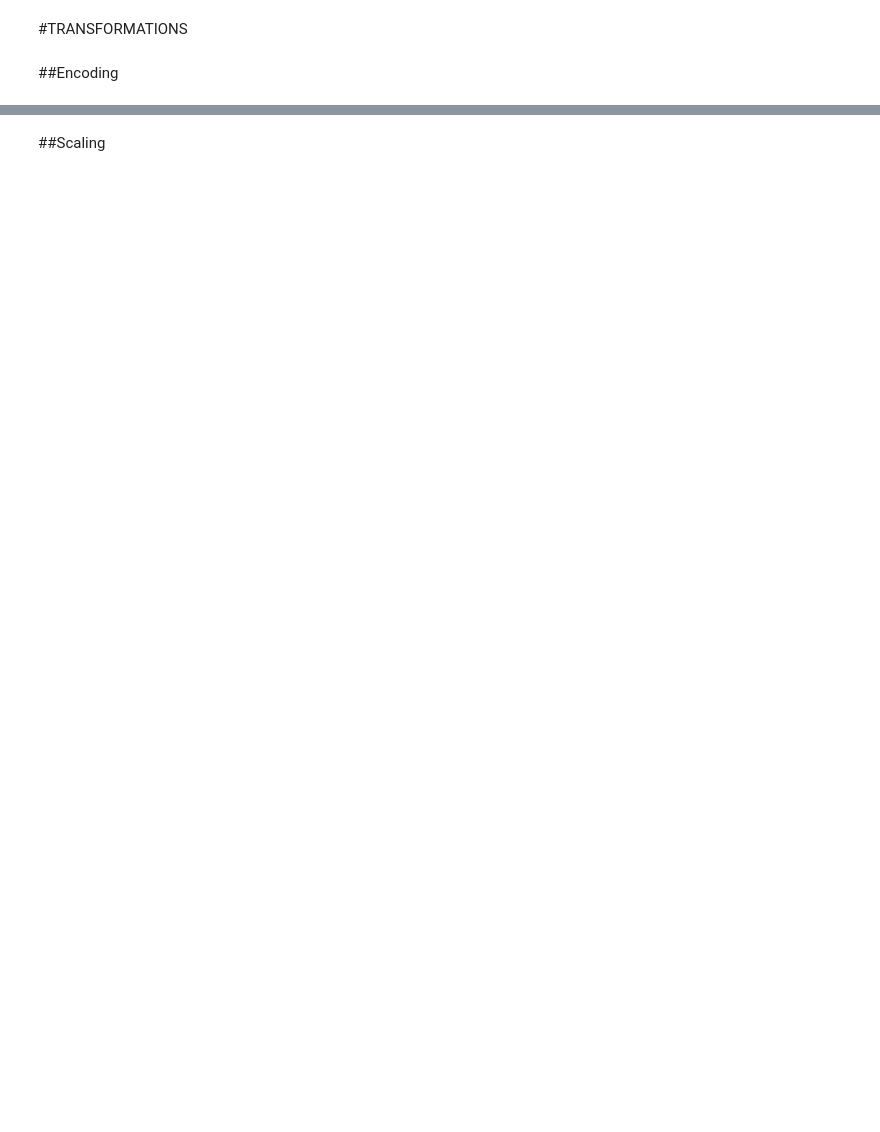
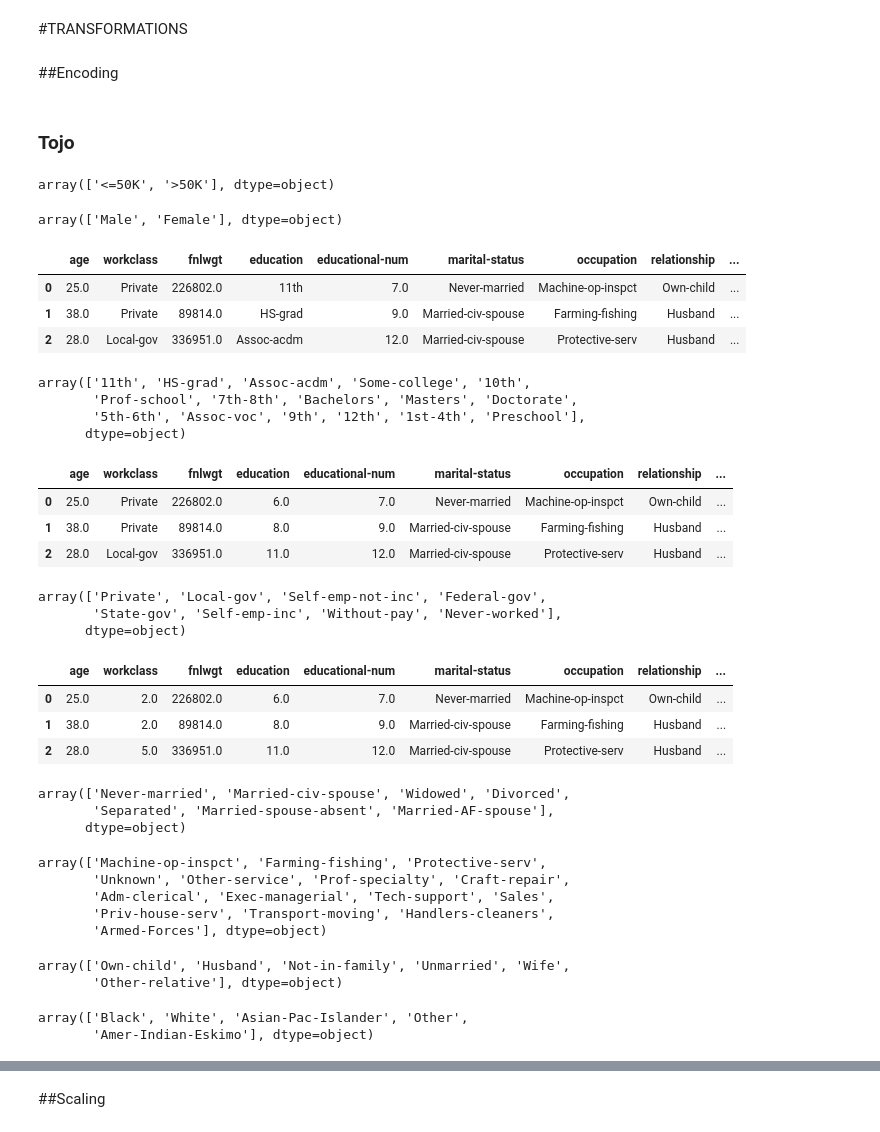
Before and after one commit to eshhha/ADULT_INCOME___PREDICTION, a Jupyter notebook: Adult_Income_prediction(preprocessing).ipynb, the cells around one changed output, grey strips where cells are left out. Drawn from its saved outputs; the diff is of its cells as text; code cells hidden in the pictures; blank space fills up the shorter version.

Commit message:
Tojo Completed Encoding

```diff
--- a/Adult_Income_prediction(preprocessing).ipynb
+++ b/Adult_Income_prediction(preprocessing).ipynb
@@ -414,3 +460,13 @@ print("   Ready for team member to continue with transformations!")
 #TRANSFORMATIONS
 # %% [markdown]
 ##Encoding
+# %% [markdown]
+### Tojo
+# %%
+df_adult['income'].unique() # taking unique items in each column
+# %% [output]
+array(['<=50K', '>50K'], dtype=object)
+# %%
+df_adult['gender'].unique() # taking unique items in each column
+# %% [output]
+array(['Male', 'Female'], dtype=object)
@@ -416,0 +477,19 @@ print("   Ready for team member to continue with transformations!")
+# %%
+label_enc = LabelEncoder()
+
+df_adult['income'] = label_enc.fit_transform(df_adult['income'])
+df_adult['gender'] = label_enc.fit_transform(df_adult['gender'])
+# %%
+df_adult.head(3) # label encoding done
+# %% [output]
+|  | age | workclass | fnlwgt | education | educational-num | marital-status | occupation | relationship | ... |
+| 0 | 25.0 | Private | 226802.0 | 11th | 7.0 | Never-married | Machine-op-inspct | Own-child | ... |
+| 1 | 38.0 | Private | 89814.0 | HS-grad | 9.0 | Married-civ-spouse | Farming-fishing | Husband | ... |
+| 2 | 28.0 | Local-gov | 336951.0 | Assoc-acdm | 12.0 | Married-civ-spouse | Protective-serv | Husband | ... |
+# %%
+df_adult['education'].unique()  # taking unique items in each column
+# %% [output]
+array(['11th', 'HS-grad', 'Assoc-acdm', 'Some-college', '10th',
+       'Prof-school', '7th-8th', 'Bachelors', 'Masters', 'Doctorate',
+       '5th-6th', 'Assoc-voc', '9th', '12th', '1st-4th', 'Preschool'],
+      dtype=object)
@@ -416,0 +507,13 @@ print("   Ready for team member to continue with transformations!")
+# %%
+df_adult.head(3) # after ordinal encoding
+# %% [output]
+|  | age | workclass | fnlwgt | education | educational-num | marital-status | occupation | relationship | ... |
+| 0 | 25.0 | Private | 226802.0 | 6.0 | 7.0 | Never-married | Machine-op-inspct | Own-child | ... |
+| 1 | 38.0 | Private | 89814.0 | 8.0 | 9.0 | Married-civ-spouse | Farming-fishing | Husband | ... |
+| 2 | 28.0 | Local-gov | 336951.0 | 11.0 | 12.0 | Married-civ-spouse | Protective-serv | Husband | ... |
+# %%
+df_adult['workclass'].unique()  # taking unique items in each column
+# %% [output]
+array(['Private', 'Local-gov', 'Self-emp-not-inc', 'Federal-gov',
+       'State-gov', 'Self-emp-inc', 'Without-pay', 'Never-worked'],
+      dtype=object)
@@ -416,0 +529,31 @@ print("   Ready for team member to continue with transformations!")
+# %%
+df_adult.head(3) # after ordinal encoding
+# %% [output]
+|  | age | workclass | fnlwgt | education | educational-num | marital-status | occupation | relationship | ... |
+| 0 | 25.0 | 2.0 | 226802.0 | 6.0 | 7.0 | Never-married | Machine-op-inspct | Own-child | ... |
+| 1 | 38.0 | 2.0 | 89814.0 | 8.0 | 9.0 | Married-civ-spouse | Farming-fishing | Husband | ... |
+| 2 | 28.0 | 5.0 | 336951.0 | 11.0 | 12.0 | Married-civ-spouse | Protective-serv | Husband | ... |
+# %%
+df_adult['marital-status'].unique()  # taking unique items in each column
+# %% [output]
+array(['Never-married', 'Married-civ-spouse', 'Widowed', 'Divorced',
+       'Separated', 'Married-spouse-absent', 'Married-AF-spouse'],
+      dtype=object)
+# %%
+df_adult['occupation'].unique() # taking unique items in each column
+# %% [output]
+array(['Machine-op-inspct', 'Farming-fishing', 'Protective-serv',
+       'Unknown', 'Other-service', 'Prof-specialty', 'Craft-repair',
+       'Adm-clerical', 'Exec-managerial', 'Tech-support', 'Sales',
+       'Priv-house-serv', 'Transport-moving', 'Handlers-cleaners',
+       'Armed-Forces'], dtype=object)
+# %%
+df_adult['relationship'].unique() # taking unique items in each column
+# %% [output]
+array(['Own-child', 'Husband', 'Not-in-family', 'Unmarried', 'Wife',
+       'Other-relative'], dtype=object)
+# %%
+df_adult['race'].unique() # taking unique items in each column
+# %% [output]
+array(['Black', 'White', 'Asian-Pac-Islander', 'Other',
+       'Amer-Indian-Eskimo'], dtype=object)
```
Also changed, not shown: parts of 21 cells of this notebook.
